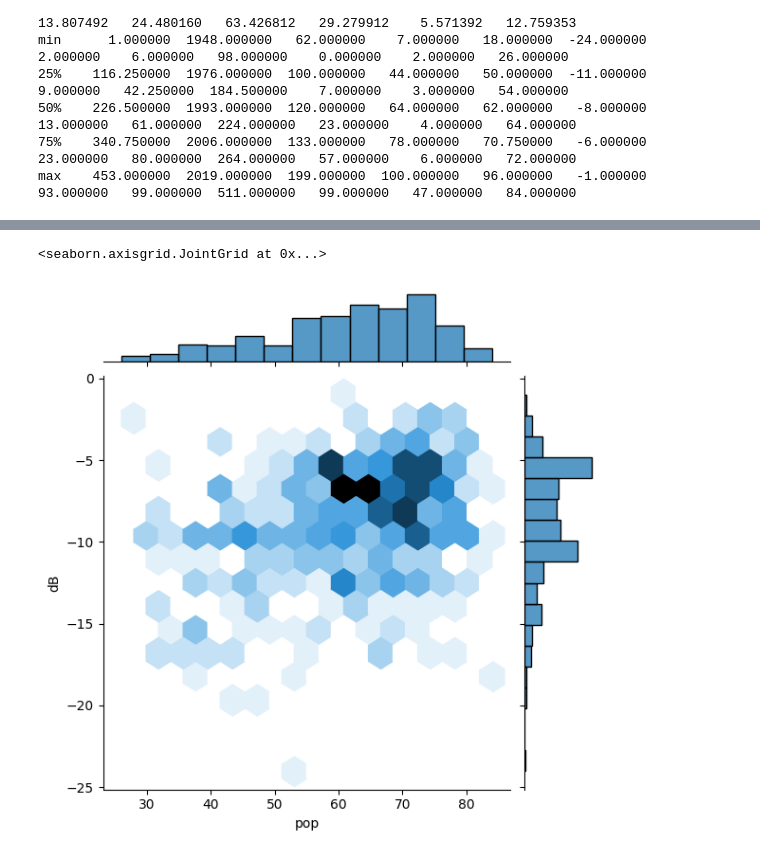
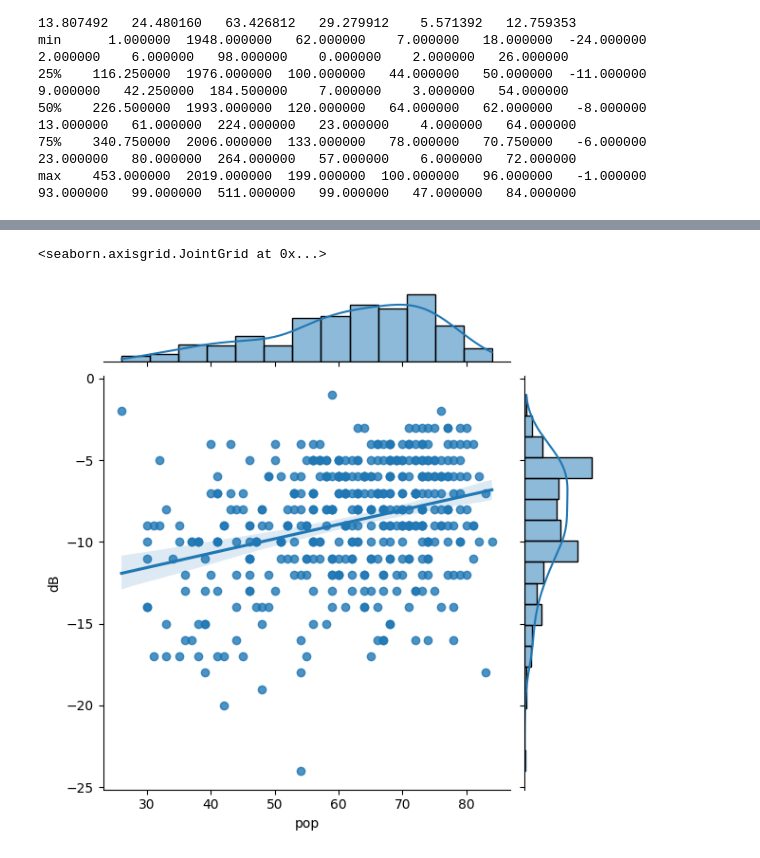
Before and after one commit to GraceCWY/imbalance-data-regression, a Jupyter notebook: regression_grace_02.ipynb, the cells around one changed output, grey strips where cells are left out. Drawn from its saved outputs; the diff is of its cells as text; code cells hidden in the pictures.

```diff
--- a/regression_grace_02.ipynb
+++ b/regression_grace_02.ipynb
@@ -105,8 +105,8 @@ sns.jointplot(x='pop',y='dnce',data=trainDataClean,kind="hex")
 # %%
 # 3)dB vs pop
-sns.jointplot(x='pop',y='dB',data=trainDataClean,kind="hex")
+sns.jointplot(x='pop',y='dB',data=trainDataClean,kind="reg")
 # %% [output]
 <seaborn.axisgrid.JointGrid at 0x...>
-[figure, old version]
+[figure, new version]
 # %%
 # 4)live vs pop
```
Also changed, not shown: parts of 15 cells of this notebook, 2 other files.
